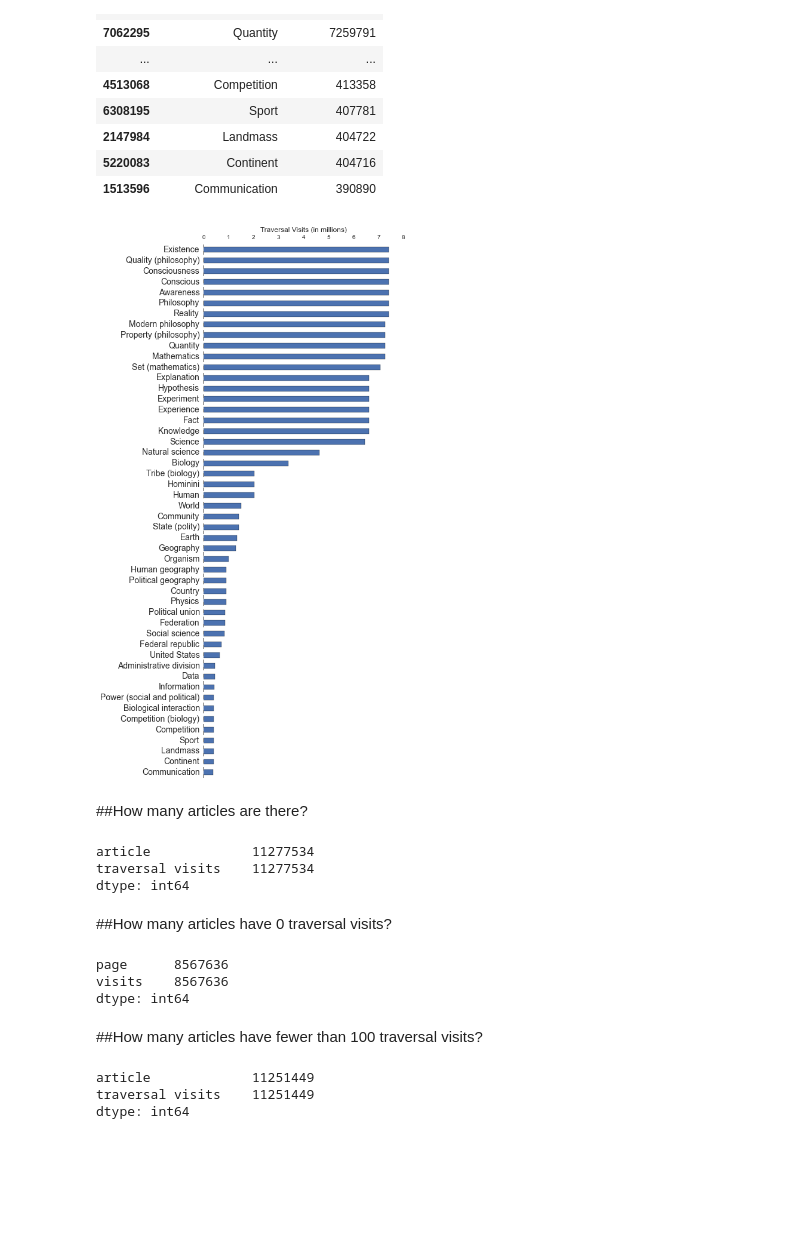
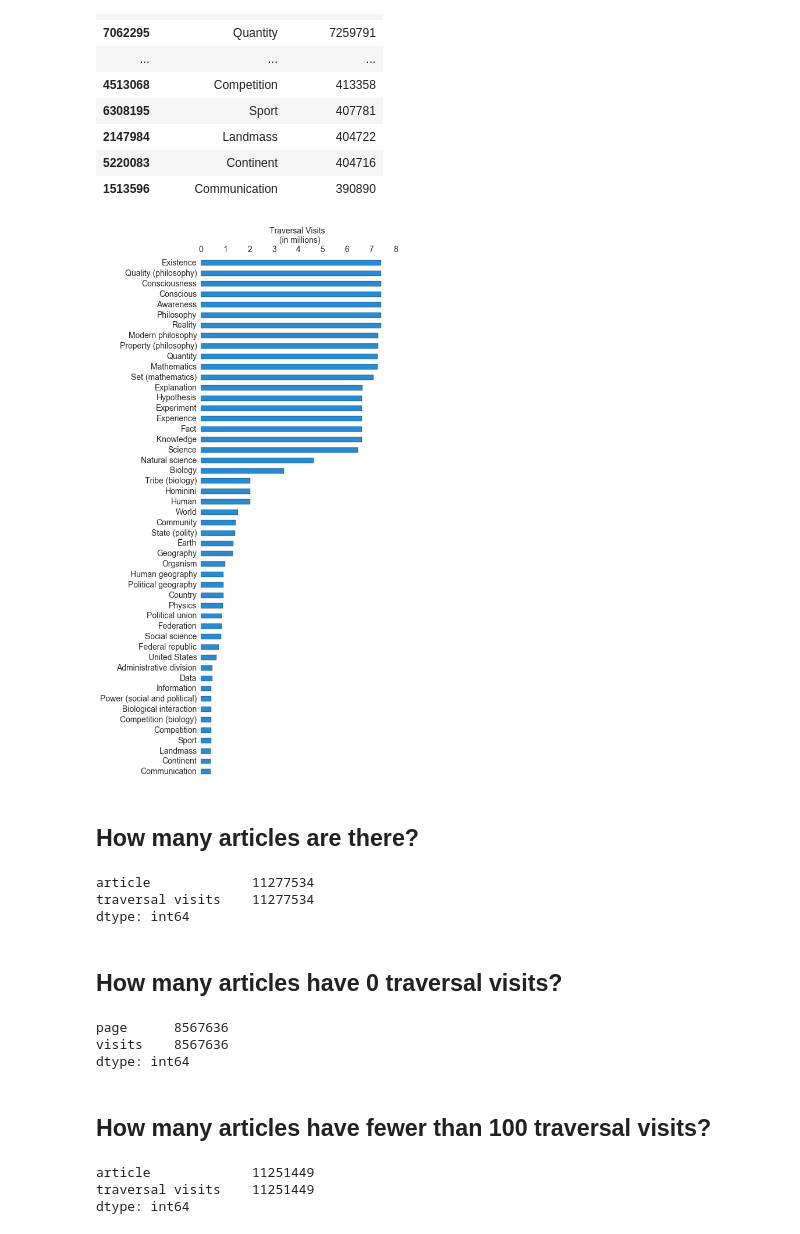
Before and after one commit to marksibrahim/wikipedia_network, a Jupyter notebook: results/traversal visits.ipynb, the cells around one changed output. Drawn from its saved outputs; the diff is of its cells as text; code cells hidden in the pictures; blank space fills up the shorter version.

```diff
--- a/results/traversal visits.ipynb
+++ b/results/traversal visits.ipynb
@@ -59,23 +59,25 @@ df.head(50)
 | 1513596 | Communication | 390890 |
 # %%
 df.head(50).iloc[::-1].plot(x="article", y="traversal visits (m)", kind="barh", fontsize=14,
-                            legend=False, figsize=(6,16))
+                            legend=False, figsize=(6,16), color="#268bd2")
 #no background
 ax = plt.gca()
 ax.patch.set_visible(False)
 
 
-plt.xlabel("Traversal Visits (in millions)", fontsize=12)
+plt.xlabel("Traversal Visits \n (in millions)", fontsize=14)
 plt.ylabel("")
 ax.xaxis.tick_top()
 ax.xaxis.set_label_position('top')
 
+plt.tick_params(axis='x', which='major', labelsize=14)
+
 #save figure
 plt.savefig(path+'articles_ranked.png', format='png', dpi=300, bbox_inches='tight')
 # %% [output]
-[figure, old version]
+[figure, new version]
 # %% [markdown]
-##How many articles are there?
+## How many articles are there?
 # %%
 df.count()
 # %% [output]
@@ -83,7 +85,7 @@ article             11277534
 traversal visits    11277534
 dtype: int64
 # %% [markdown]
-##How many articles have 0 traversal visits?
+## How many articles have 0 traversal visits?
 # %%
 df[df['traversal visits'] == 0].count()
 # %% [output]
@@ -91,7 +93,7 @@ page      8567636
 visits    8567636
 dtype: int64
 # %% [markdown]
-##How many articles have fewer than 100 traversal visits?
+## How many articles have fewer than 100 traversal visits?
 # %%
 df[df['traversal visits'] < 100].count()
 # %% [output]
```
Also changed, not shown: parts of 18 cells of this notebook, 11 other files.
